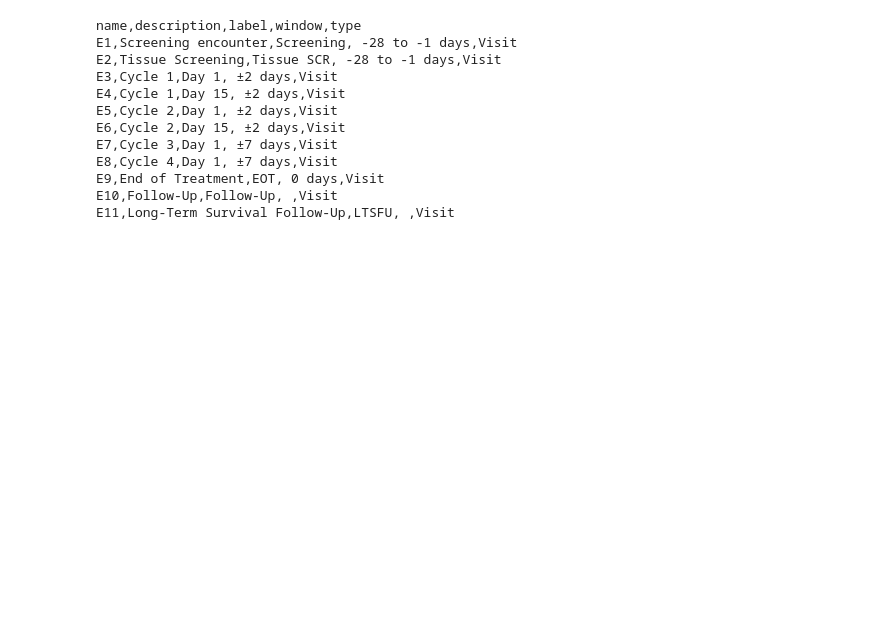
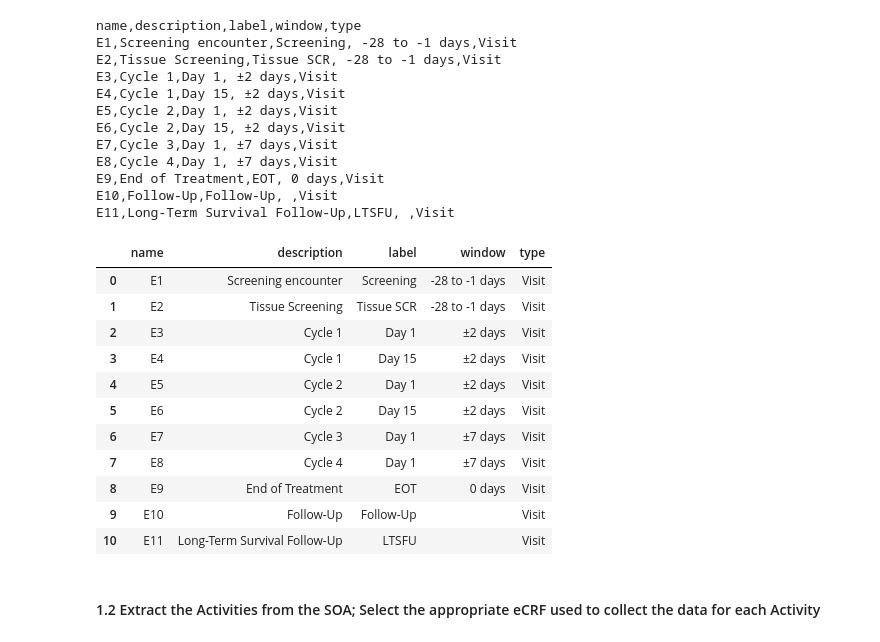
Before and after one commit to conrad-kurowski/scdm_workshop_2024, a Jupyter notebook: study_build_automation_activity.ipynb, the cells around one changed output. Drawn from its saved outputs; the diff is of its cells as text; code cells hidden in the pictures; blank space fills up the shorter version.

Commit message:
Updated Study Build Activity

```diff
--- a/study_build_automation_activity.ipynb
+++ b/study_build_automation_activity.ipynb
@@ -147,0 +151,21 @@ visit_df = pd.DataFrame()
+# %%
+# use StringIO to read the output text as a CSV
+extracted_visits = response.choices[0].message.content
+extracted_vists_io = StringIO(extracted_visits)
+visits_df = pd.read_csv(extracted_vists_io, sep = ",", header = 0)
+visits_df.head(n=11)
+# %% [output]
+|  | name | description | label | window | type |
+| 0 | E1 | Screening encounter | Screening | -28 to -1 days | Visit |
+| 1 | E2 | Tissue Screening | Tissue SCR | -28 to -1 days | Visit |
+| 2 | E3 | Cycle 1 | Day 1 | ±2 days | Visit |
+| 3 | E4 | Cycle 1 | Day 15 | ±2 days | Visit |
+| 4 | E5 | Cycle 2 | Day 1 | ±2 days | Visit |
+| 5 | E6 | Cycle 2 | Day 15 | ±2 days | Visit |
+| 6 | E7 | Cycle 3 | Day 1 | ±7 days | Visit |
+| 7 | E8 | Cycle 4 | Day 1 | ±7 days | Visit |
+| 8 | E9 | End of Treatment | EOT | 0 days | Visit |
+| 9 | E10 | Follow-Up | Follow-Up |  | Visit |
+| 10 | E11 | Long-Term Survival Follow-Up | LTSFU |  | Visit |
+# %% [markdown]
+#### 1.2 Extract the Activities from the SOA; Select the appropriate eCRF used to collect the data for each Activity
```
Also changed, not shown: parts of 10 cells of this notebook, 1 other file.
